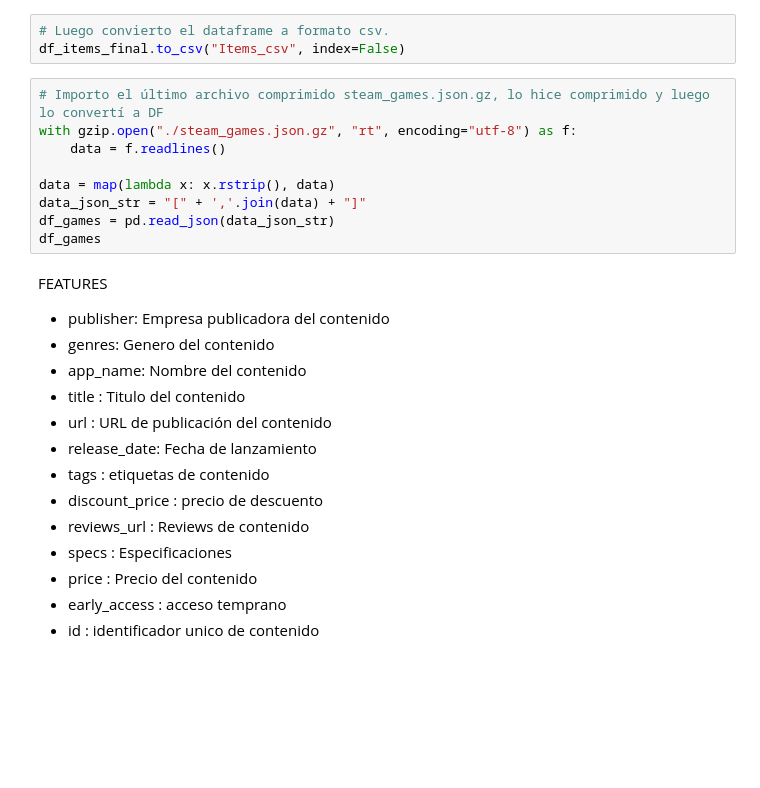
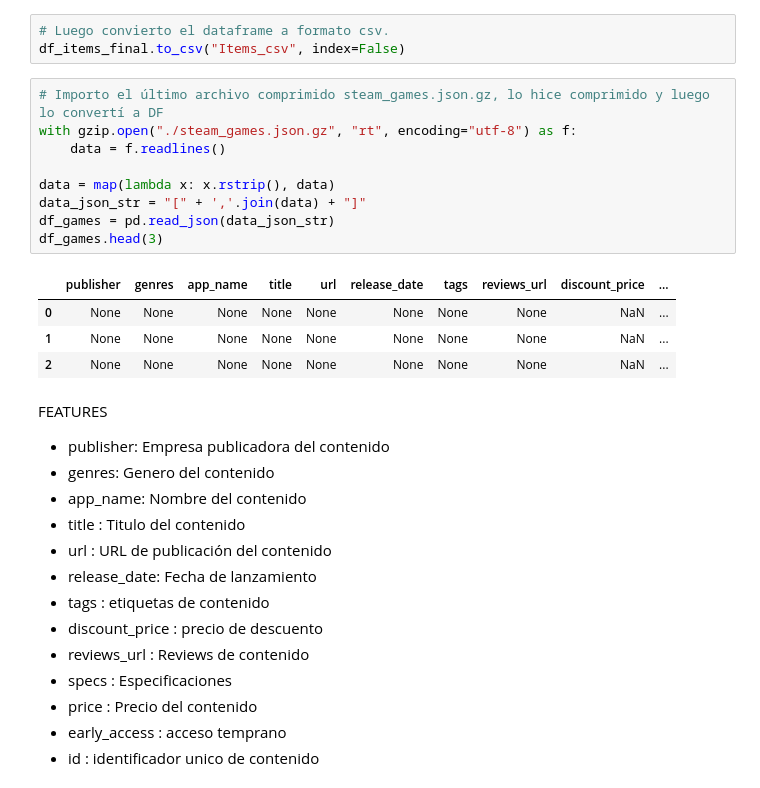
Before and after one commit to bschutt/Bschutt_PI_ML_OPS, a Jupyter notebook: EDA_ETL_PI01.ipynb, the cells around one changed output. Cells and saved outputs as stored; diff of their text form; blank space fills up the shorter version.

```diff
--- a/EDA_ETL_PI01.ipynb
+++ b/EDA_ETL_PI01.ipynb
@@ -185,12 +185,17 @@ df_items_final.to_csv("Items_csv", index=False)
 # %%
 # Importo el último archivo comprimido steam_games.json.gz, lo hice comprimido y luego lo convertí a DF
 with gzip.open("./steam_games.json.gz", "rt", encoding="utf-8") as f:
     data = f.readlines()
 
 data = map(lambda x: x.rstrip(), data)
 data_json_str = "[" + ','.join(data) + "]"
 df_games = pd.read_json(data_json_str)
-df_games
+df_games.head(3)
+# %% [output]
+|  | publisher | genres | app_name | title | url | release_date | tags | reviews_url | discount_price | ... |
+| 0 | None | None | None | None | None | None | None | None | NaN | ... |
+| 1 | None | None | None | None | None | None | None | None | NaN | ... |
+| 2 | None | None | None | None | None | None | None | None | NaN | ... |
 # %% [markdown]
 FEATURES
 * publisher: Empresa publicadora del contenido
```
Also changed, not shown: parts of 20 cells of this notebook, 1 other file.
